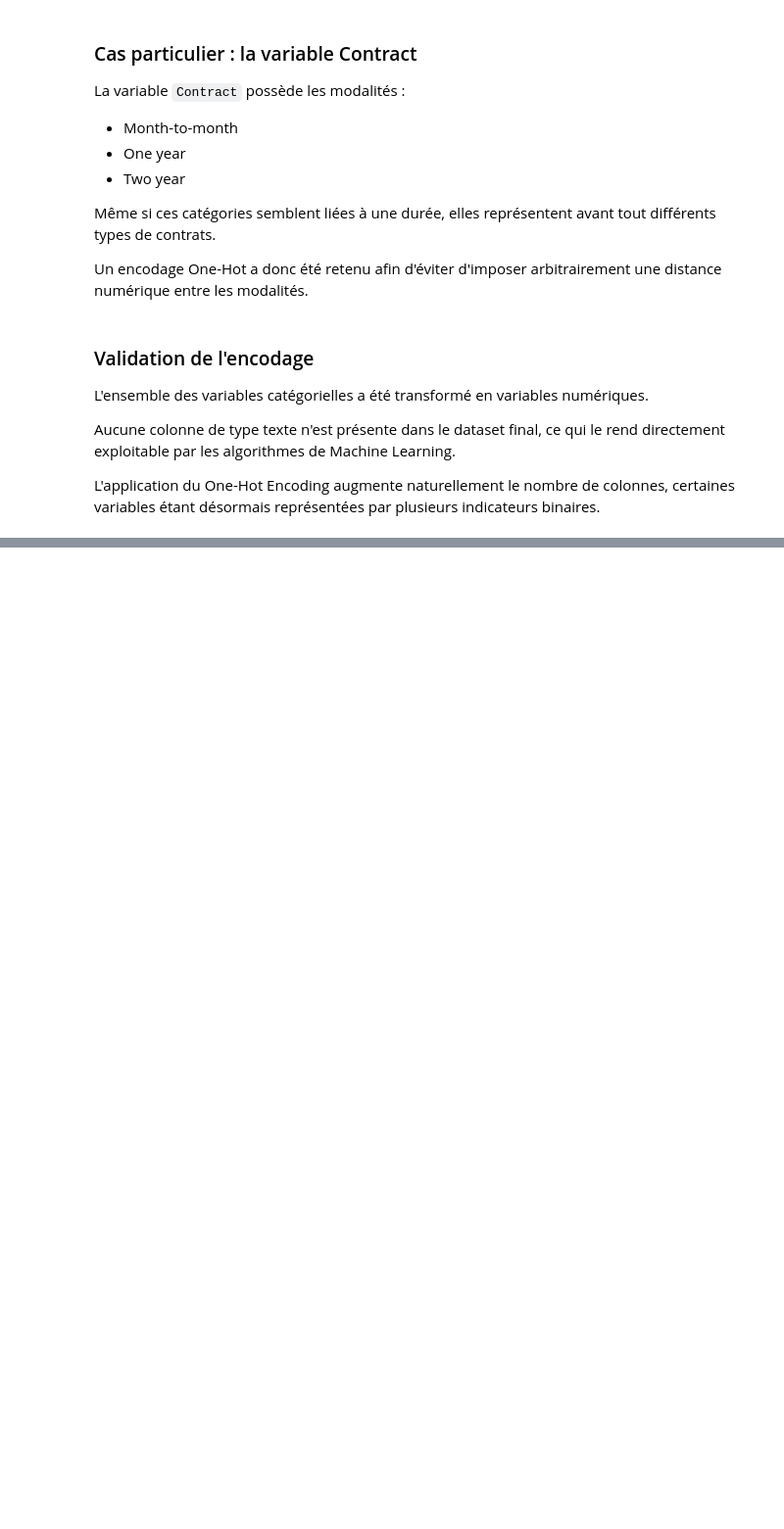
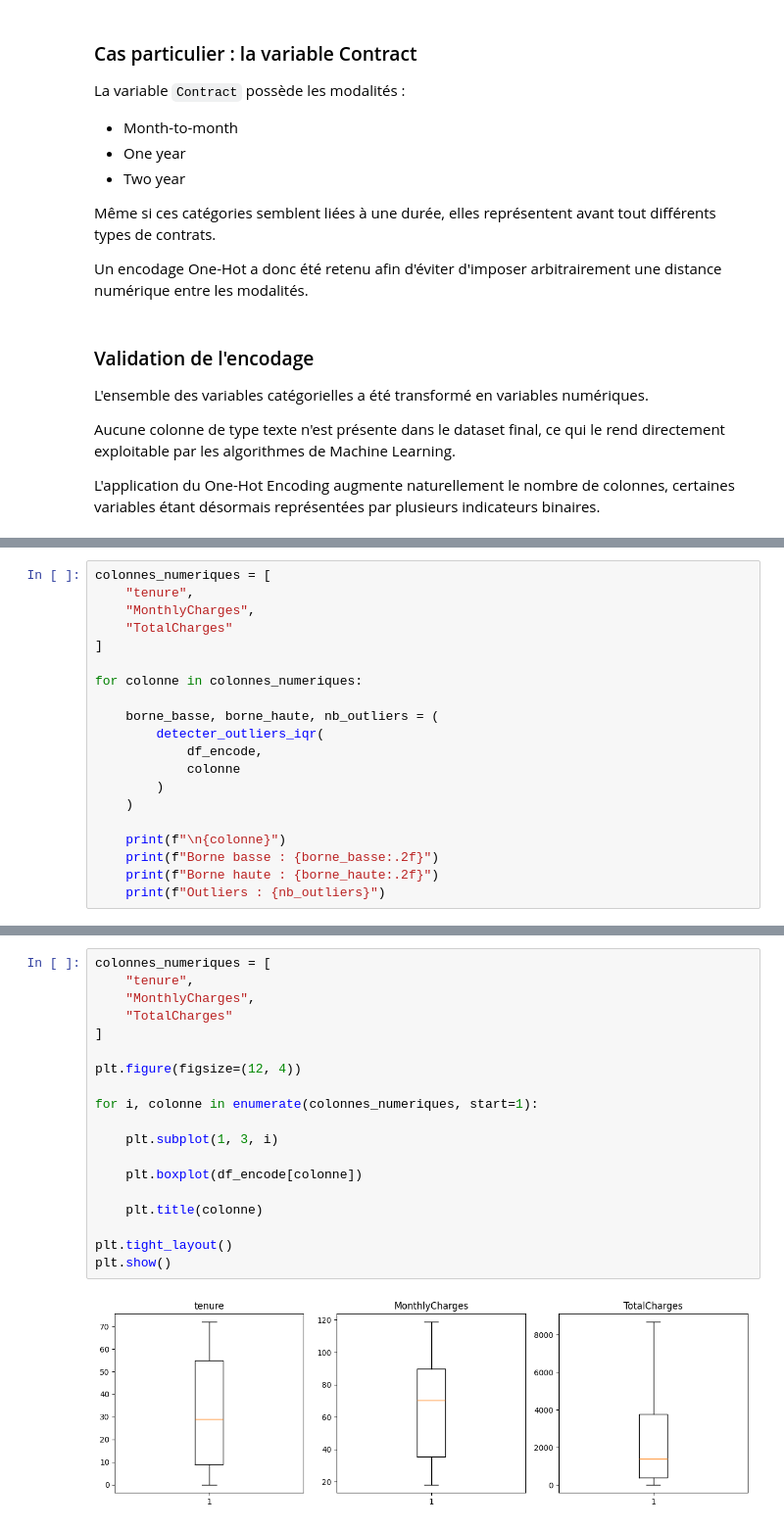
Before and after one commit to GurvanDude/arene-des-algos-Gurvan_Godin, a Jupyter notebook: notebooks/02_arene_des_algos.ipynb, the cells around one changed output, grey strips where cells are left out. Shown at 98% size. Cells and saved outputs as stored; diff of their text form; blank space fills up the shorter version.

Commit message:
feat(outliers): analyze numerical feature distributions

```diff
--- a/notebooks/02_arene_des_algos.ipynb
+++ b/notebooks/02_arene_des_algos.ipynb
@@ -359,0 +394,20 @@ L'application du One-Hot Encoding augmente naturellement le nombre de colonnes,
+# %%
+colonnes_numeriques = [
+    "tenure",
+    "MonthlyCharges",
+    "TotalCharges"
+]
+
+for colonne in colonnes_numeriques:
+
+    borne_basse, borne_haute, nb_outliers = (
+        detecter_outliers_iqr(
+            df_encode,
+            colonne
+        )
+    )
+
+    print(f"\n{colonne}")
+    print(f"Borne basse : {borne_basse:.2f}")
+    print(f"Borne haute : {borne_haute:.2f}")
+    print(f"Outliers : {nb_outliers}")
@@ -359,0 +429,21 @@ L'application du One-Hot Encoding augmente naturellement le nombre de colonnes,
+# %%
+colonnes_numeriques = [
+    "tenure",
+    "MonthlyCharges",
+    "TotalCharges"
+]
+
+plt.figure(figsize=(12, 4))
+
+for i, colonne in enumerate(colonnes_numeriques, start=1):
+
+    plt.subplot(1, 3, i)
+
+    plt.boxplot(df_encode[colonne])
+
+    plt.title(colonne)
+
+plt.tight_layout()
+plt.show()
+# %% [output]
+[figure, added]
```
Also changed, not shown: parts of 6 cells of this notebook.
